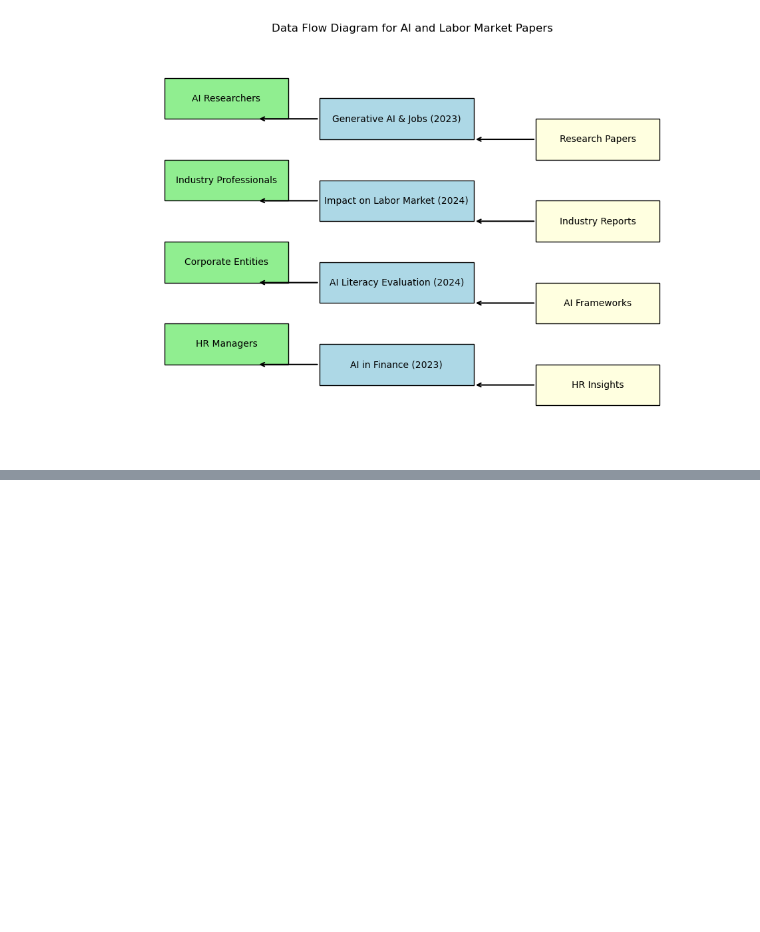
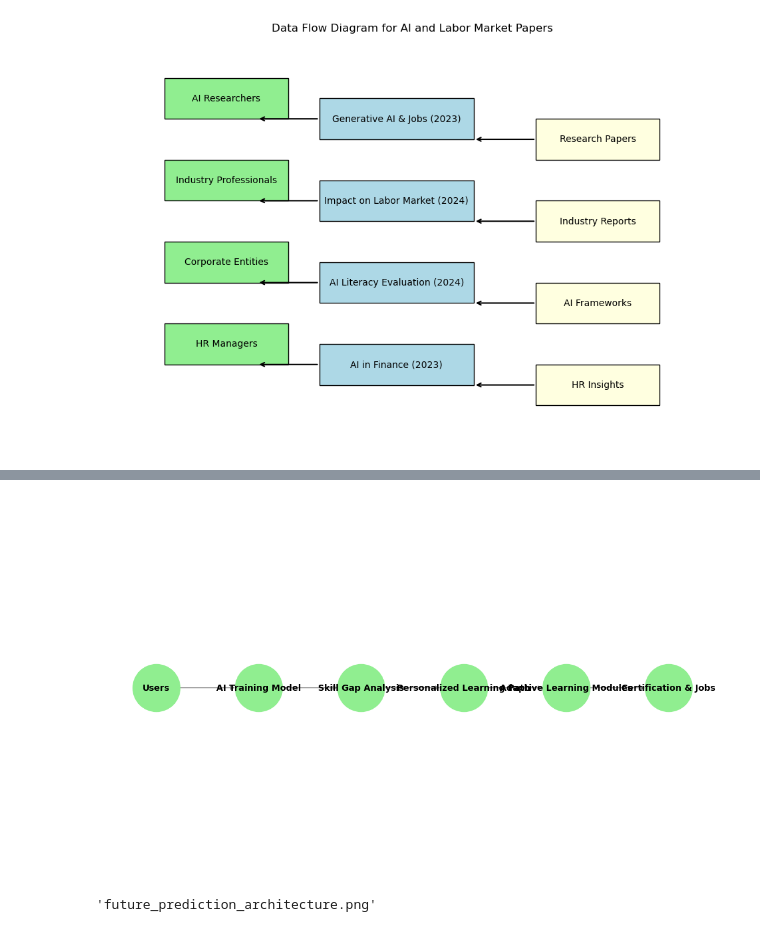
Before and after one commit to Python-Big-Data-Science-NYC/gpt_finance, a Jupyter notebook: training v2.ipynb, the cells around one changed output, grey strips where cells are left out. Cells and saved outputs as stored; diff of their text form; code cells hidden in the pictures; blank space fills up the shorter version.

```diff
--- a/training v2.ipynb
+++ b/training v2.ipynb
@@ -382,0 +588,73 @@ plt.show()
+# %%
+import matplotlib.pyplot as plt
+import networkx as nx
+
+# Create graph
+G = nx.DiGraph()
+
+# Define nodes
+nodes = {
+    "Users": (0, 4),
+    "AI Training Model": (2, 4),
+    "Skill Gap Analysis": (4, 4),
+    "Personalized Learning Path": (6, 4),
+    "Adaptive Learning Modules": (8, 4),
+    "Certification & Jobs": (10, 4),
+}
+
+# Add nodes
+for node, pos in nodes.items():
+    G.add_node(node, pos=pos)
+
+# Define edges
+edges = [
+    ("Users", "AI Training Model"),
+    ("AI Training Model", "Skill Gap Analysis"),
+    ("Skill Gap Analysis", "Personalized Learning Path"),
+    ("Personalized Learning Path", "Adaptive Learning Modules"),
+    ("Adaptive Learning Modules", "Certification & Jobs"),
+]
+
+# Add edges
+G.add_edges_from(edges)
+
+# Get positions
+pos = nx.get_node_attributes(G, 'pos')
+
+# Draw graph
+plt.figure(figsize=(10, 6))
+nx.draw(G, pos, with_labels=True, node_color="lightgreen", edge_color="gray", node_size=3000, font_size=10, font_weight="bold")
+
+# Save as PNG
+plt.savefig("workforce_upskilling_architecture.png", format="png", dpi=300)
+plt.show()
+# %% [output]
+[figure, added]
+# %%
+from graphviz import Digraph
+
+dot = Digraph("Future Prediction Architecture", format="png")
+dot.attr(size="8", rankdir="LR")
+
+# Nodes
+dot.node("Users", shape="ellipse", style="filled", fillcolor="lightblue")
+dot.node("AI Prediction Model", shape="box", style="filled", fillcolor="lightgray")
+dot.node("Historical Data", shape="parallelogram", style="filled", fillcolor="lightyellow")
+dot.node("Trend Analysis", shape="diamond", style="filled", fillcolor="lightpink")
+dot.node("Future Job Demand", shape="ellipse", style="filled", fillcolor="lightgreen")
+dot.node("Automation Impact", shape="ellipse", style="filled", fillcolor="lightcoral")
+dot.node("Decision Support", shape="box", style="filled", fillcolor="lightcyan")
+
+# Edges
+dot.edge("Users", "AI Prediction Model")
+dot.edge("AI Prediction Model", "Historical Data")
+dot.edge("Historical Data", "Trend Analysis")
+dot.edge("Trend Analysis", "Future Job Demand")
+dot.edge("Trend Analysis", "Automation Impact")
+dot.edge("Future Job Demand", "Decision Support")
+dot.edge("Automation Impact", "Decision Support")
+
+# Save and render
+dot.render("future_prediction_architecture", view=True)
+# %% [output]
+'future_prediction_architecture.png'
```
Also changed, not shown: parts of 14 cells of this notebook, 20 other files.
